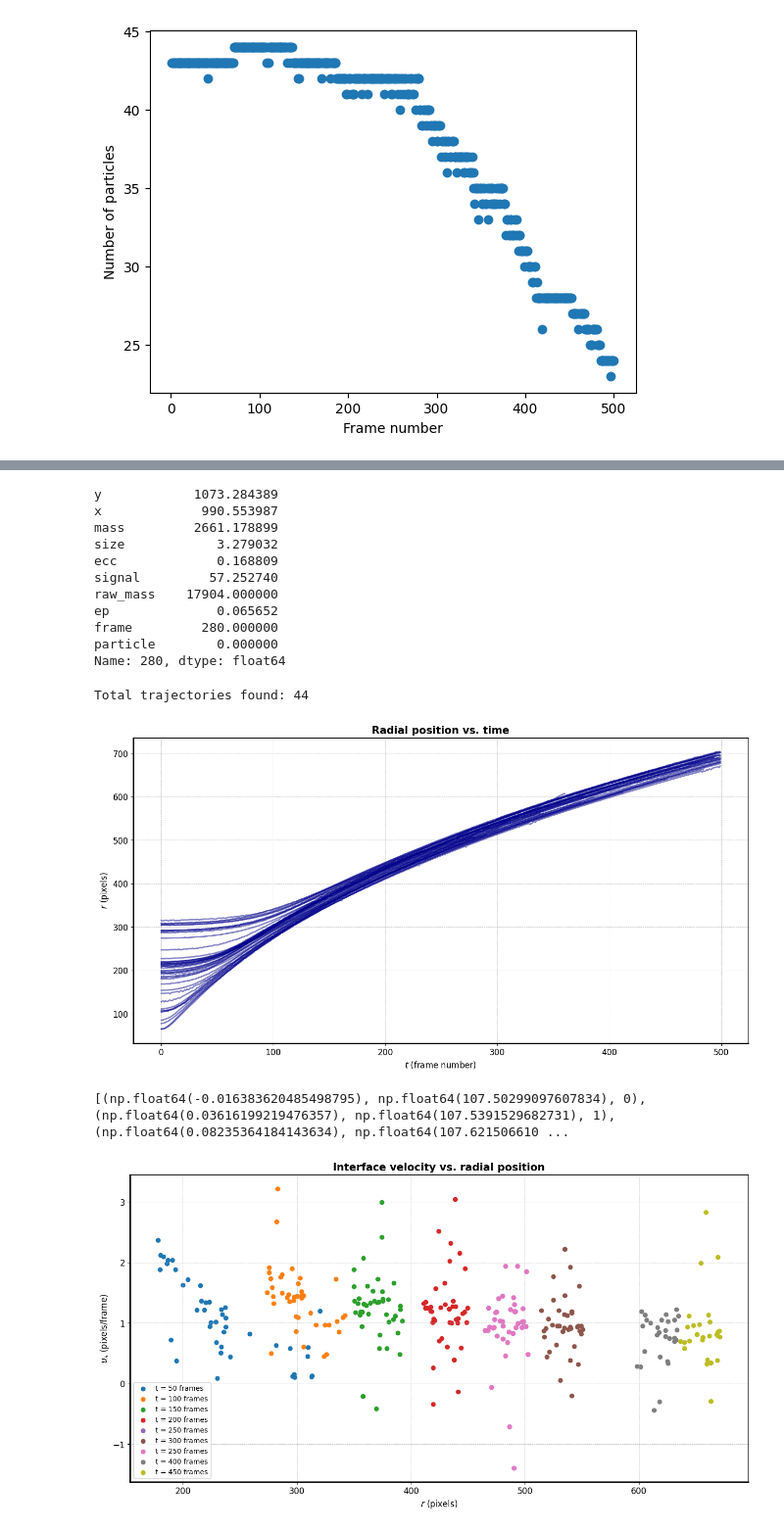
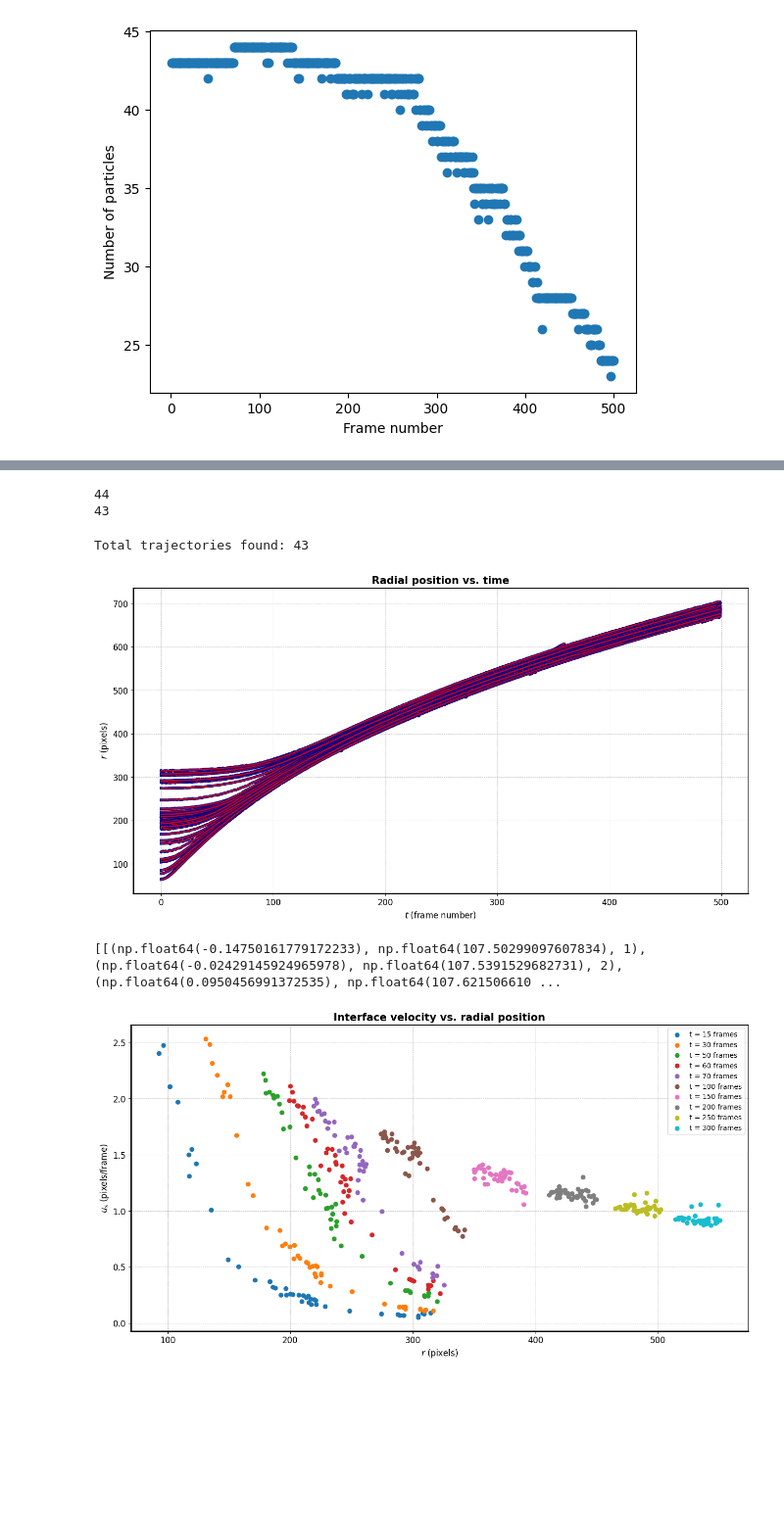
Before and after one commit to sacha-escudier/marangoni-spreading, a Jupyter notebook: playground.ipynb, the cells around one changed output, grey strips where cells are left out. Shown at 98% size. Saved outputs shown, nothing was run; the diff lists cells and outputs as text; code cells hidden in the pictures; blank space fills up the shorter version.

Commit message:
add some smoothing to speed data, VERY IMPORTANT

```diff
--- a/playground.ipynb
+++ b/playground.ipynb
@@ -19,7 +20,7 @@ frames = plot_parameter(directory, particle_diameter=diameter, particle_minmass=
 <Figure size 640x480 with 0 Axes>
 [figure]
 # %%
-output_path = "C:/Users/escud/Desktop/Marangoni/Videos/0306-Experiments/H=4cm_frames_output/"
+output_path = "C:/Users/escud/Desktop/Marangoni/Videos/0306-Experiments/H=1cm_frames_output/"
 raw_frames = batch(frames[:last_frame], particle_diameter=diameter, particle_minmass=mass, save_video=False, output_path=output_path)
 # %% [output]
 Frame 499: 25 features
@@ -59,17 +56,3 @@ len(tm[tm['particle'] == 0])
-# %%
-tm[tm['particle'] == 0].iloc[280]
-# %% [output]
-y            1073.284389
-x             990.553987
-mass         2661.178899
-size            3.279032
-ecc             0.168809
-signal         57.252740
-raw_mass    17904.000000
-ep              0.065652
-frame         280.000000
-particle        0.000000
-Name: 280, dtype: float64
 # %%
 x_c = 978 # determine empirically with ImageJ
 y_c = 568 # determine empirically with ImageJ
@@ -80,13 +63,33 @@ for i in range(number_of_particles_max):
     for j in range(len(tm[tm['particle'] == i])):
         interim.append((np.sqrt((tm[tm['particle'] == i].iloc[j]['x'] - x_c)**2 + (tm[tm['particle'] == i].iloc[j]['y'] - y_c)**2), j))
     r_array_per_particle.append(interim)
+# %%
+print(len(r_array_per_particle))
+
+for i in reversed(range(len(r_array_per_particle))):
+    if len(r_array_per_particle[i]) == 0:
+        r_array_per_particle.pop(i)
+
+
+print(len(r_array_per_particle))
+# %% [output]
+44
+43
 # %%
+
+window_length = 21  # adjust to your data size
+poly_order = 3
+
+
 # Loop over each particle's data
 plt.figure(figsize=(16, 8))
 for i in range(len(r_array_per_particle)):
     x_array = [r_array_per_particle[i][j][1] for j in range(len(r_array_per_particle[i]))]
     y_array = [r_array_per_particle[i][j][0] for j in range(len(r_array_per_particle[i]))]
-    plt.plot(x_array, y_array, label=f'Particle {i}', color="darkblue", alpha=0.5, linewidth=2)
+    x_array_smooth = savgol_filter(x_array, window_length, poly_order)
+    y_array_smooth = savgol_filter(y_array, window_length, poly_order)
+    plt.plot(x_array, y_array, label=f'Particle {i}', color="darkblue", alpha=1, linewidth=4)
+    plt.plot(x_array_smooth, y_array_smooth, label=f'Particle {i} smooth', color="red", alpha=.8, linewidth=2)
 
 plt.xlabel(r'$t$ (frame number)', fontsize=12)
 plt.ylabel(r'$r$ (pixels)', fontsize=12)
@@ -99,5 +102,5 @@ plt.grid(True, which='both', linestyle='--', linewidth=0.5)
 
 print(f'Total trajectories found: {len(r_array_per_particle)}')
 # %% [output]
-Total trajectories found: 44
+Total trajectories found: 43
-[figure, old version]
+[figure, new version]
@@ -115,12 +107,29 @@ speed_array_per_particle = position_speed(r_array_per_particle)
-# %%
-print(speed_array_per_particle[0])
-# %% [output]
-[(np.float64(-0.016383620485498795), np.float64(107.50299097607834), 0), (np.float64(0.03616199219476357), np.float64(107.5391529682731), 1), (np.float64(0.08235364184143634), np.float64(107.621506610 ...
+# %%
+speed_array_per_particle = []
+for i in range(len(r_array_per_particle)):
+    time = [r_array_per_particle[i][j][-1] for j in range(len(r_array_per_particle[i]))]
+    position = [r_array_per_particle[i][j][0] for j in range(len(r_array_per_particle[i]))]
+    position_smooth = savgol_filter(position, window_length, poly_order)
+    time_smooth = savgol_filter(time, window_length, poly_order)
+    speed = np.diff(position_smooth) / np.diff(time_smooth)
+
+    window_length = 50
+    poly_order = 3
+    speed_smooth = savgol_filter(speed, window_length, poly_order)
+
+    interim = []
+    for j in range(len(speed_smooth)):
+        interim.append((speed_smooth[j], position[j + 1], time[j + 1]))
+    speed_array_per_particle.append(interim)
+
+print(speed_array_per_particle)
+# %% [output]
+[[(np.float64(-0.14750161779172233), np.float64(107.50299097607834), 1), (np.float64(-0.02429145924965978), np.float64(107.5391529682731), 2), (np.float64(0.0950456991372535), np.float64(107.621506610 ...
 # %%
 speed_array_per_time = []
 
 def speed_per_time(speed_array):
-    for i in range(last_frame):
+    for i in range(1, last_frame + 1):
         interim = []
         for j in speed_array:
             for k in j:
@@ -131,25 +140,25 @@ def speed_per_time(speed_array):
 
 speed_array_per_time = speed_per_time(speed_array_per_particle)
 # %%
-selection = np.linspace(50, len(speed_array_per_time) - 50, 5, dtype=int)
+selection = [15, 30, 50, 60, 70, 100, 150, 200, 250, 300]
 plt.figure(figsize=(16, 8))
-for i in [50, 100, 150, 200, 250, 300, 250, 400, 450]:
+for i in selection:
     surface_velocity = [speed_array_per_time[i][j][0] for j in range(len(speed_array_per_time[i]))]
     surface_position = [speed_array_per_time[i][j][1] for j in range(len(speed_array_per_time[i]))]
-    plt.scatter(surface_position, surface_velocity,  label='t = ' + str(i) + ' frames')
+    plt.scatter(surface_position, surface_velocity,  label='t = ' + str(i) + ' frames', zorder=2)
 plt.legend()
 
 plt.xlabel(r'$r$ (pixels)', fontsize=12)
 plt.ylabel(r'$u_s$ (pixels/frame)', fontsize=12)
 plt.title('Interface velocity vs. radial position', fontsize=15, fontweight='bold')
 plt.gca().spines['left'].set_linewidth(2)
 plt.gca().spines['bottom'].set_linewidth(2)
 plt.xticks(fontsize=12)
 plt.yticks(fontsize=12)
-plt.grid(True, which='both', linestyle='--', linewidth=0.5)
+plt.grid(True, which='both', linestyle='--', linewidth=0.5, zorder=1)
 
 # figure_directory = "C:/Users/escud/Desktop/Marangoni/Figures/D=60mm/"
 # plt.savefig(figure_directory + "Speed_vs_radius_96_particles.jpeg", dpi=500, format='jpeg')
 plt.show()
 # %% [output]
-[figure, old version]
+[figure, new version]
```
Also changed, not shown: parts of 4 cells of this notebook.
